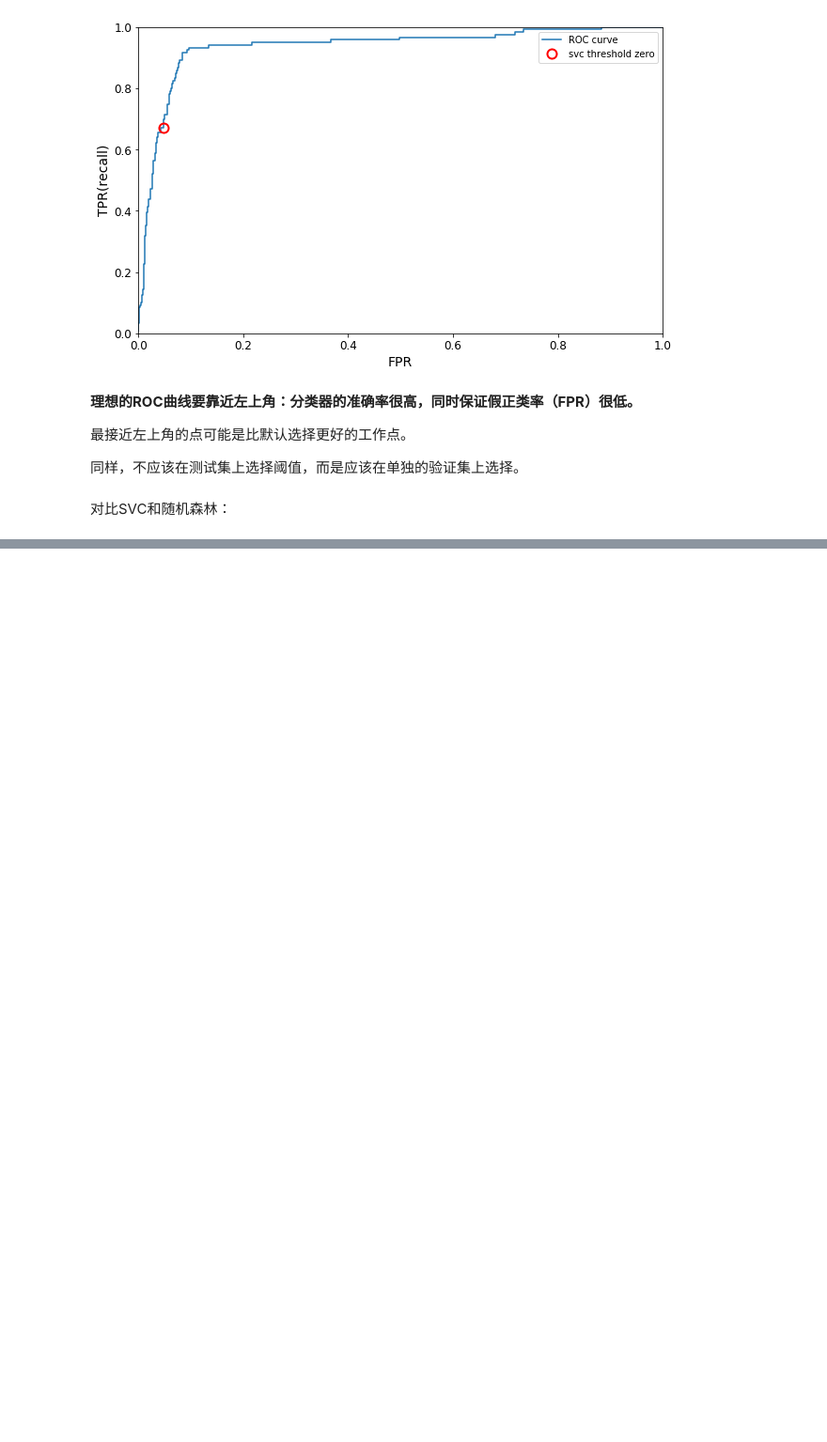
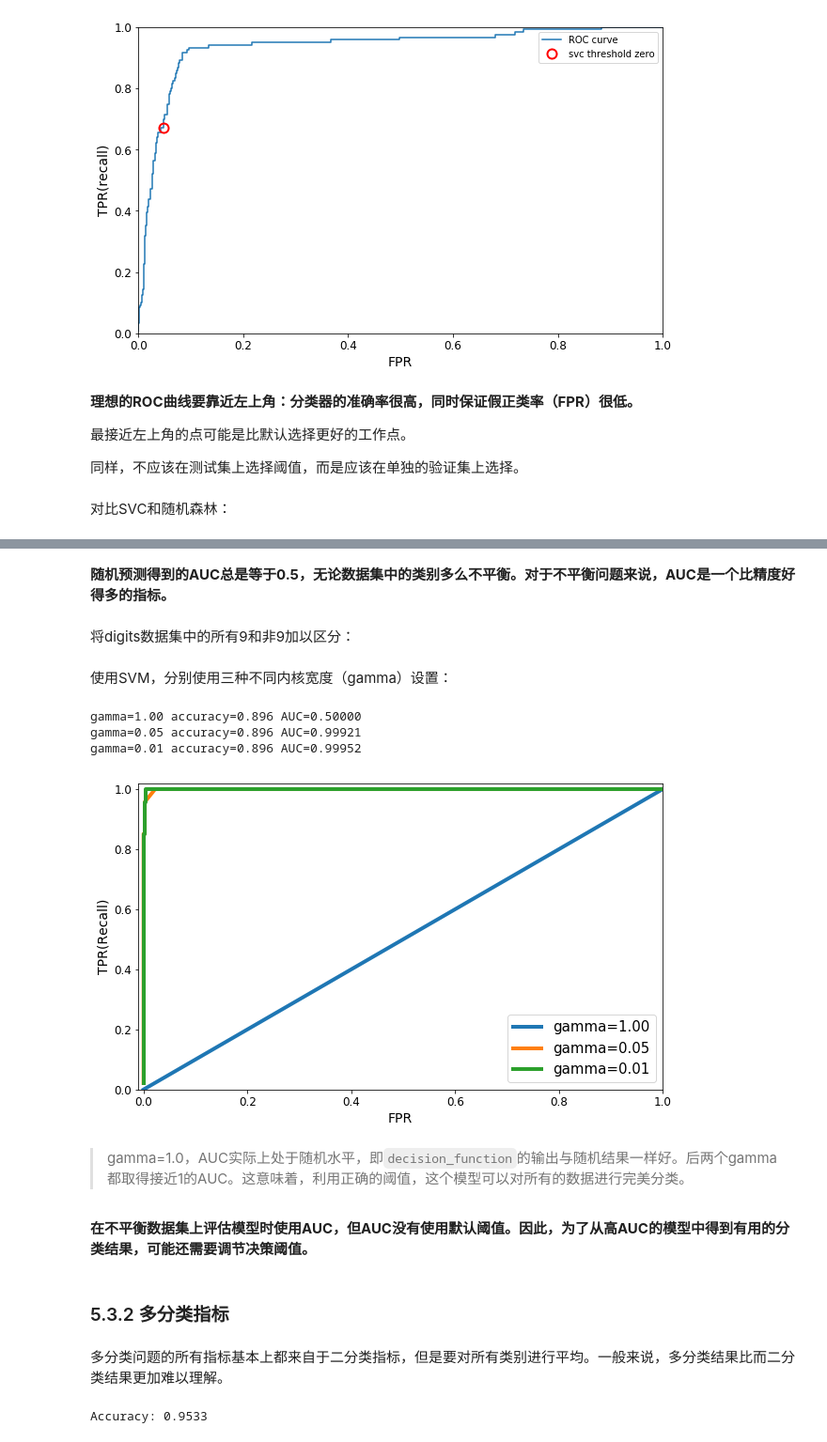
Before and after one commit to libingallin/introduction-to-ml, a Jupyter notebook: ch5_model_evaluation_and _improvement.ipynb, the cells around one changed output, grey strips where cells are left out. Shown: that part at 94% size. Saved outputs shown, nothing was run; the diff lists cells and outputs as text; code cells hidden in the pictures; blank space fills up the shorter version.

Commit message:
metrics for multi-class

```diff
--- a/ch5_model_evaluation_and _improvement.ipynb
+++ b/ch5_model_evaluation_and _improvement.ipynb
@@ -1072,0 +1056,42 @@ AUC for SVC: 0.9358
+# %% [markdown]
+**随机预测得到的AUC总是等于0.5，无论数据集中的类别多么不平衡。对于不平衡问题来说，AUC是一个比精度好得多的指标。**
+# %% [markdown]
+将digits数据集中的所有9和非9加以区分：
+# %%
+X = digits.data
+y = digits.target == 9
+
+X_train, X_test, y_train, y_test = train_test_split(X, y, random_state=0)
+# %% [markdown]
+使用SVM，分别使用三种不同内核宽度（gamma）设置：
+# %%
+plt.figure(figsize=(10, 6))
+
+for gamma in [1, 0.05, 0.01]:
+    svc = SVC(gamma=gamma, random_state=42).fit(X_train, y_train)
+    accuracy = svc.score(X_test, y_test)
+    auc = roc_auc_score(y_test, svc.decision_function(X_test))
+    print("gamma={:.2f} accuracy={:.3f} AUC={:.5f}".format(
+        gamma, accuracy, auc))
+    fpr, tpr, _ = roc_curve(y_test, svc.decision_function(X_test))
+    plt.plot(fpr, tpr, linewidth=4, label="gamma={:.2f}".format(gamma))
+
+plt.xlim(-0.01, 1.)
+plt.ylim(0, 1.02)
+plt.xlabel("FPR", fontsize=14)
+plt.ylabel("TPR(Recall)", fontsize=14)
+plt.legend(loc="best", fontsize=15)
+plt.show()
+# %% [output]
+gamma=1.00 accuracy=0.896 AUC=0.50000
+gamma=0.05 accuracy=0.896 AUC=0.99921
+gamma=0.01 accuracy=0.896 AUC=0.99952
+[figure, added]
+# %% [markdown]
+> gamma=1.0，AUC实际上处于随机水平，即`decision_function`的输出与随机结果一样好。后两个gamma都取得接近1的AUC。这意味着，利用正确的阈值，这个模型可以对所有的数据进行完美分类。
+# %% [markdown]
+**在不平衡数据集上评估模型时使用AUC，但AUC没有使用默认阈值。因此，为了从高AUC的模型中得到有用的分类结果，可能还需要调节决策阈值。**
+# %% [markdown]
+###  5.3.2 多分类指标
+# %% [markdown]
+多分类问题的所有指标基本上都来自于二分类指标，但是要对所有类别进行平均。一般来说，多分类结果比而二分类结果更加难以理解。
@@ -1072,0 +1102,11 @@ AUC for SVC: 0.9358
+# %%
+from sklearn.metrics import accuracy_score
+from sklearn.linear_model import LogisticRegression
+
+log_reg = LogisticRegression(random_state=42).fit(X_train, y_train)
+y_pred = log_reg.predict(X_test)
+accuracy = accuracy_score(y_test, y_pred)
+
+print("Accuracy: {:.4f}".format(accuracy))
+# %% [output]
+Accuracy: 0.9533
```
Also changed, not shown: parts of 34 cells of this notebook.
